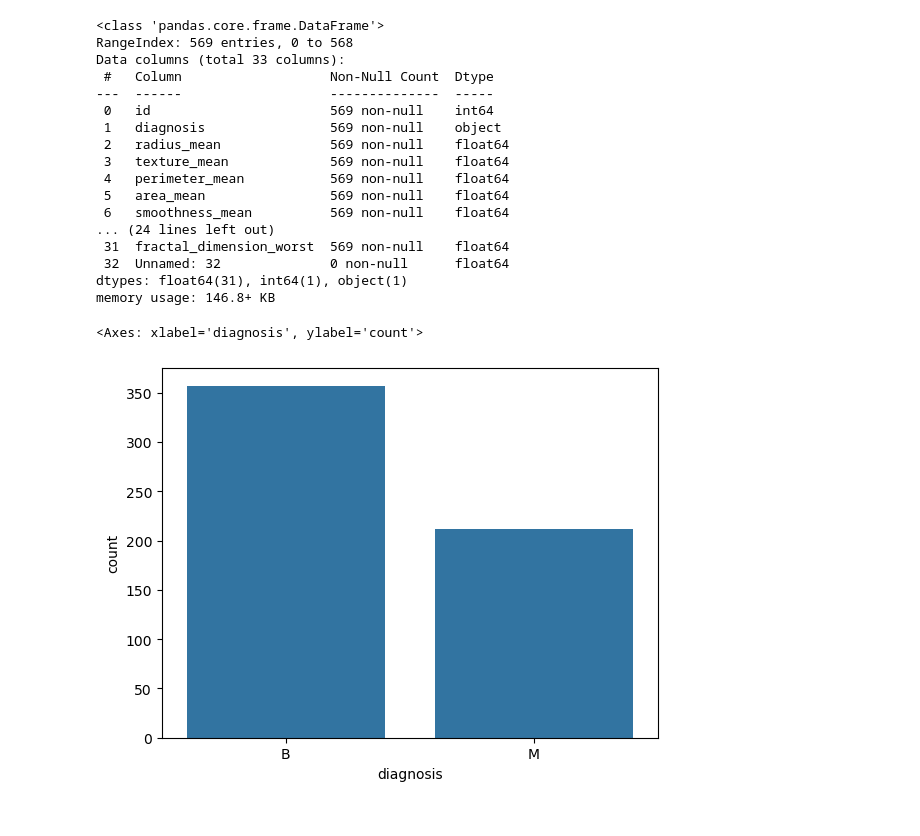
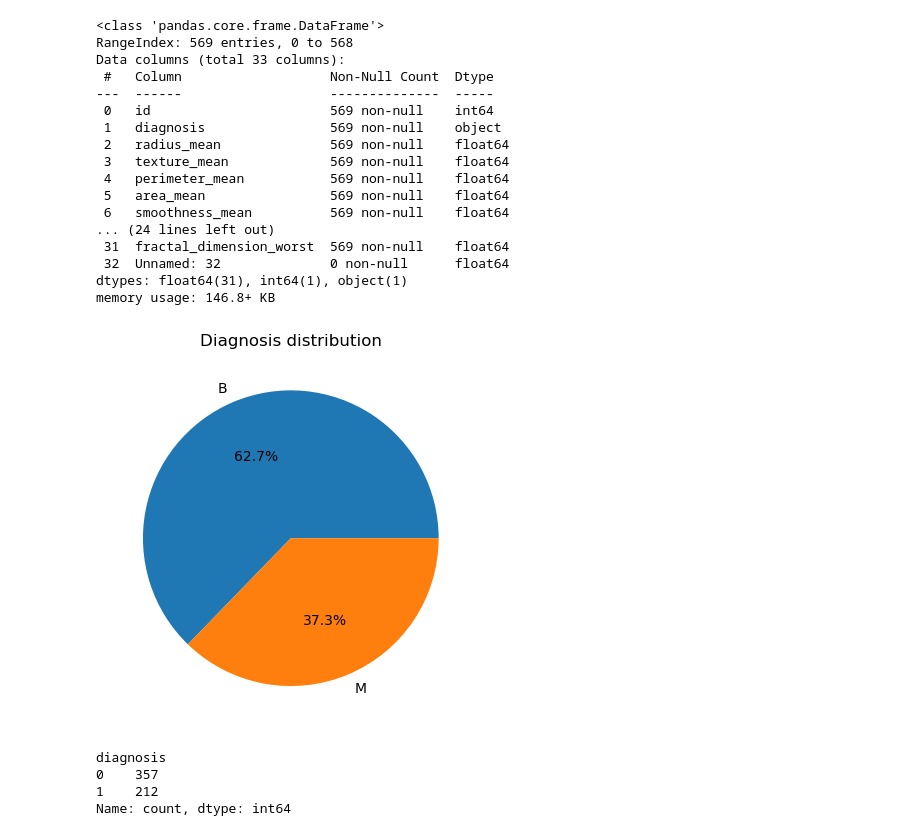
Before and after one commit to AbdelrahmanGalhom/Breast-Cancer-Project, a Jupyter notebook: notebooks/notebook.ipynb, the cells around one changed output. Cells and saved outputs as stored; diff of their text form; code cells hidden in the pictures.

```diff
--- a/notebooks/notebook.ipynb
+++ b/notebooks/notebook.ipynb
@@ -46,12 +55,25 @@ memory usage: 146.8+ KB
 # We can drop ID column, as it is not useful for our analysis
 # We can drop the Unnamed: 32 column as it is empty (All nulls)
 df.drop(['id', 'Unnamed: 32'], axis=1, inplace=True)
+# %%
+#replace spaces in column names with underscore
+df.columns = df.columns.str.replace(' ', '_')
 # %%
 #Diagnostic column is our target column so separate the dataset into X and y
 y= df['diagnosis']
 X = df.drop('diagnosis', axis=1)
-# %%
-sns.barplot(x=y.value_counts().index, y=y.value_counts())
-# %% [output]
-<Axes: xlabel='diagnosis', ylabel='count'>
-[figure, removed]
+# %%
+#a bit imbalanced dataset
+plt.pie(y.value_counts(), labels=y.value_counts().index, autopct='%1.1f%%');
+plt.title('Diagnosis distribution');
+# %% [output]
+[figure, added]
+# %%
+#y is categorical, so we need to encode it where Malignant is 1 and Benign is 0
+y = y.map({'M':1, 'B':0})
+y.value_counts()
+# %% [output]
+diagnosis
+0    357
+1    212
+Name: count, dtype: int64
```
Also changed, not shown: parts of 31 cells of this notebook, 8 other files.
